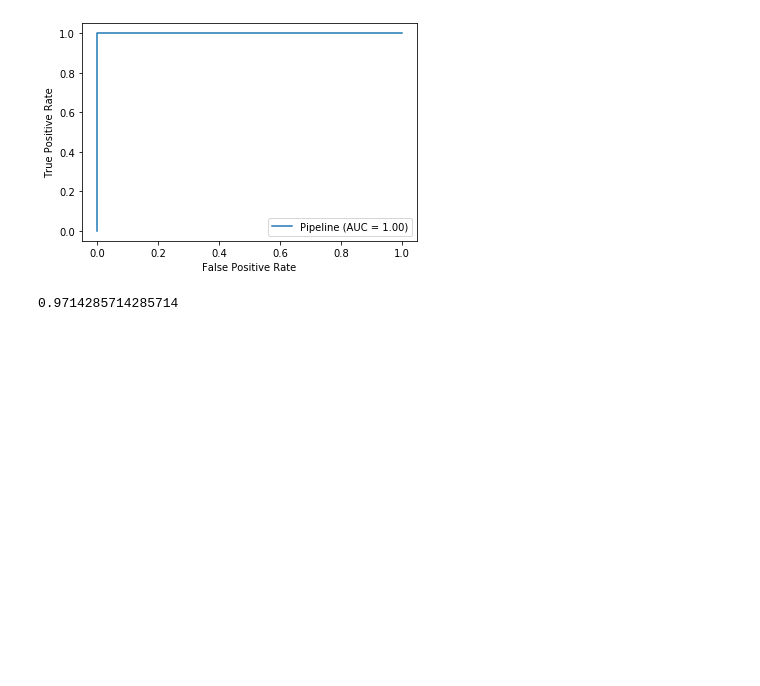
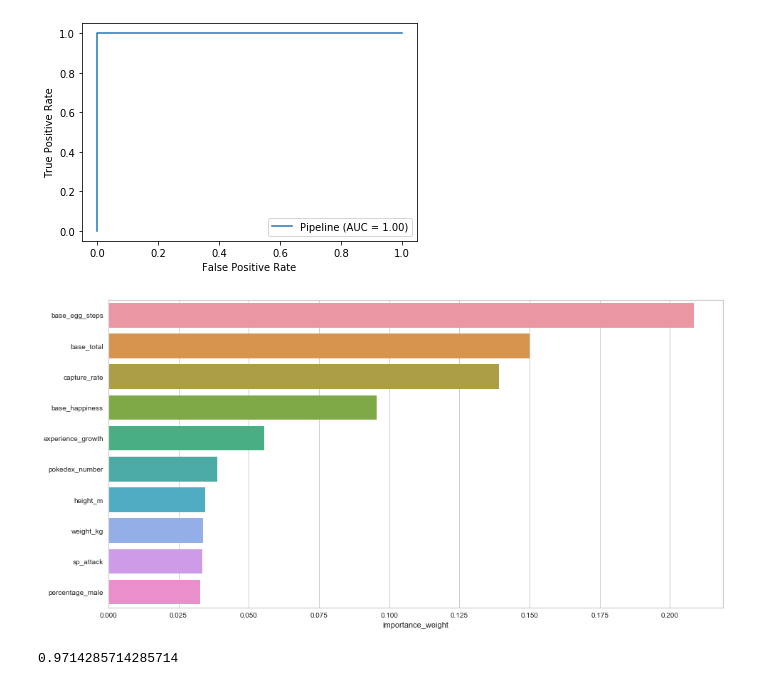
Before and after one commit to casperdamen123/data_science_projects_dip, a Jupyter notebook: notebooks/pokémon.ipynb, the cells around one changed output. Cells and saved outputs as stored; diff of their text form; code cells hidden in the pictures; blank space fills up the shorter version.

Commit message:
added feature importance pokemon

```diff
--- a/notebooks/pokémon.ipynb
+++ b/notebooks/pokémon.ipynb
@@ -521,3 +558,22 @@ plt.show()
+# %%
+#Variables to plot feature importance
+feat_names_transformed = get_ct_feature_names(col_transformer)
+importances = rfc_pipe.named_steps['rfc'].feature_importances_
+
+importance_df = pd.DataFrame({'feature_name': feat_names_transformed,
+                              'importance_weight': importances})
+
+importance_df = importance_df.sort_values(by='importance_weight', ascending=False)
+# %%
+#Plot feature importance
+fig = plt.figure(figsize=(12,6))
+ax = fig.add_axes([0, 0, 1, 1])
+
+sns.barplot(x='importance_weight', y='feature_name',  data=importance_df[:10], ax=ax)
+
+ax.set_ylabel('');
+# %% [output]
+[figure, added]
 # %%
 #Use gridsearch to validate and optimize model
 #There should be two underscores between estimator name and it's parameters
```
Also changed, not shown: parts of 13 cells of this notebook.
